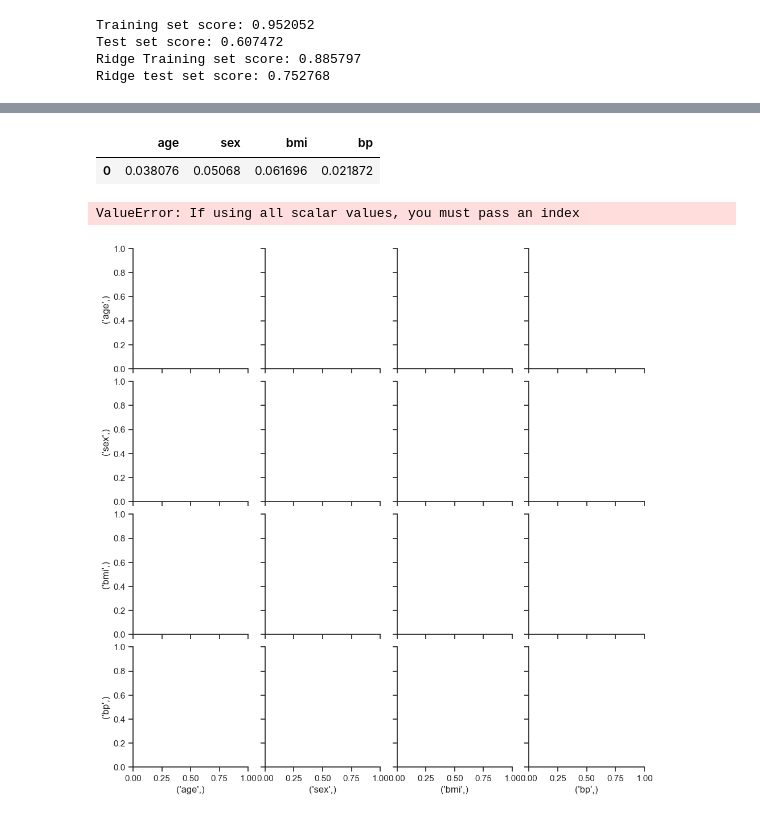
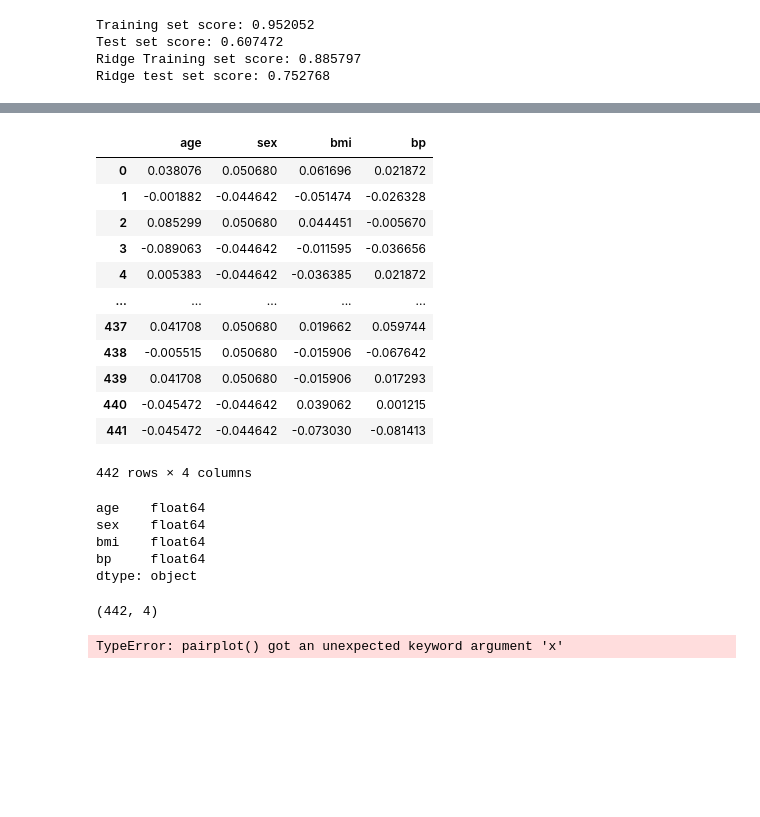
Before and after one commit to tgrubb550/Machine-Learning-Module, a Jupyter notebook: Regression_tutorial.ipynb, the cells around one changed output, grey strips where cells are left out. Drawn from its saved outputs; the diff is of its cells as text; code cells hidden in the pictures; blank space fills up the shorter version.

```diff
--- a/Regression_tutorial.ipynb
+++ b/Regression_tutorial.ipynb
@@ -124,14 +124,36 @@ data.head(1)
 # %%
 columns_required = ["age","sex","bmi","bp"]
 test_data = data[columns_required].copy()
 
-test_data.head(1)
+test_data
 # %% [output]
 |  | age | sex | bmi | bp |
-| 0 | 0.038076 | 0.05068 | 0.061696 | 0.021872 |
+| 0 | 0.038076 | 0.050680 | 0.061696 | 0.021872 |
+| 1 | -0.001882 | -0.044642 | -0.051474 | -0.026328 |
+| 2 | 0.085299 | 0.050680 | 0.044451 | -0.005670 |
+| 3 | -0.089063 | -0.044642 | -0.011595 | -0.036656 |
+| 4 | 0.005383 | -0.044642 | -0.036385 | 0.021872 |
+| ... | ... | ... | ... | ... |
+| 437 | 0.041708 | 0.050680 | 0.019662 | 0.059744 |
+| 438 | -0.005515 | 0.050680 | -0.015906 | -0.067642 |
+| 439 | 0.041708 | 0.050680 | -0.015906 | 0.017293 |
+| 440 | -0.045472 | -0.044642 | 0.039062 | 0.001215 |
+| 441 | -0.045472 | -0.044642 | -0.073030 | -0.081413 |
+442 rows × 4 columns
+# %%
+test_data.dtypes
+# %% [output]
+age    float64
+sex    float64
+bmi    float64
+bp     float64
+dtype: object
+# %%
+test_data.shape
+# %% [output]
+(442, 4)
 # %%
-sns.pairplot(test_data)
-show.plt()
+sns.pairplot(data=test_data,x=test_data.index)
+plt.show()
 # %% [output]
-ValueError: If using all scalar values, you must pass an index
+TypeError: pairplot() got an unexpected keyword argument 'x'
-[figure, removed]
```
Also changed, not shown: parts of 9 cells of this notebook.
